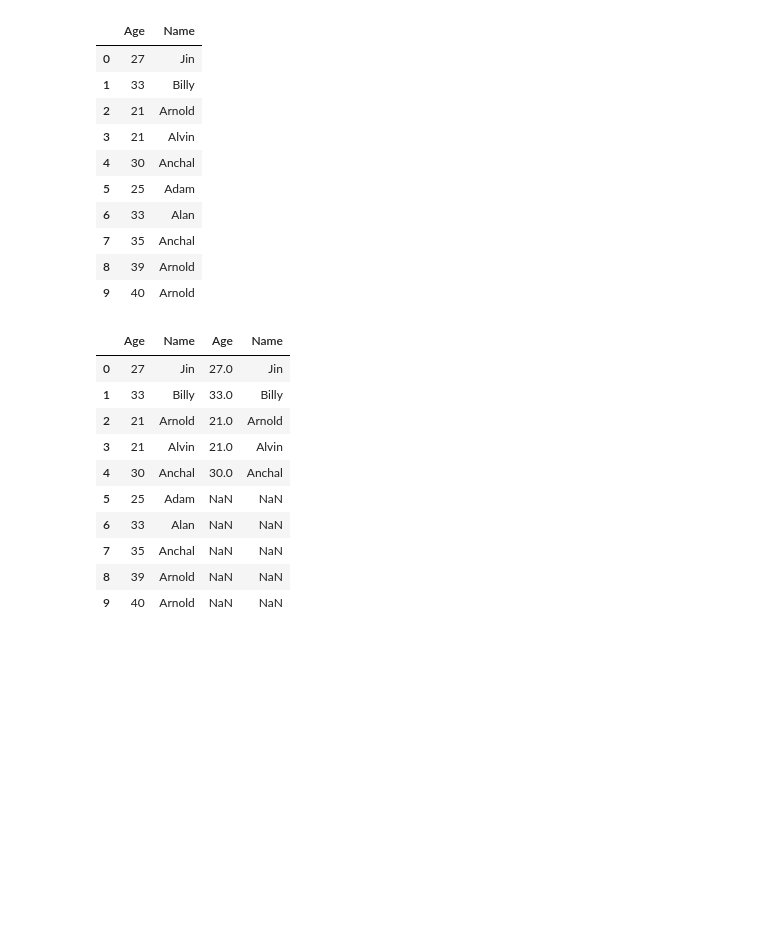
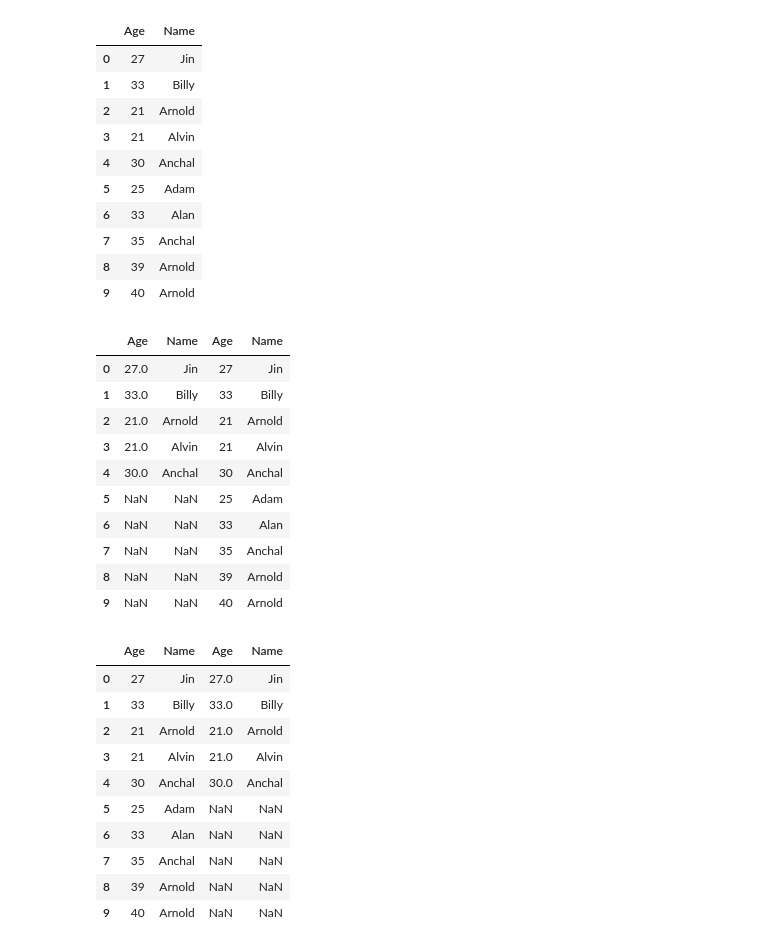
Before and after one commit to saanghyuk/0B-python, a Jupyter notebook: code/02_numpy_pandas/03_pandas_1.ipynb, the cells around one changed output. Cells and saved outputs as stored; diff of their text form; code cells hidden in the pictures; blank space fills up the shorter version.

```diff
--- a/code/02_numpy_pandas/03_pandas_1.ipynb
+++ b/code/02_numpy_pandas/03_pandas_1.ipynb
@@ -454,6 +479,20 @@ df3
 | 7 | 35 | Anchal |
 | 8 | 39 | Arnold |
 | 9 | 40 | Arnold |
+# %%
+pd.concat([df1, df3], axis = 1, join='outer')
+# %% [output]
+|  | Age | Name | Age | Name |
+| 0 | 27.0 | Jin | 27 | Jin |
+| 1 | 33.0 | Billy | 33 | Billy |
+| 2 | 21.0 | Arnold | 21 | Arnold |
+| 3 | 21.0 | Alvin | 21 | Alvin |
+| 4 | 30.0 | Anchal | 30 | Anchal |
+| 5 | NaN | NaN | 25 | Adam |
+| 6 | NaN | NaN | 33 | Alan |
+| 7 | NaN | NaN | 35 | Anchal |
+| 8 | NaN | NaN | 39 | Arnold |
+| 9 | NaN | NaN | 40 | Arnold |
 # %%
 # outer join이 default, outer join은 합집합을 의미함.
 pd.concat([df3, df1], axis = 1, join='outer')
```
Also changed, not shown: parts of 14 cells of this notebook, 1 other file.
